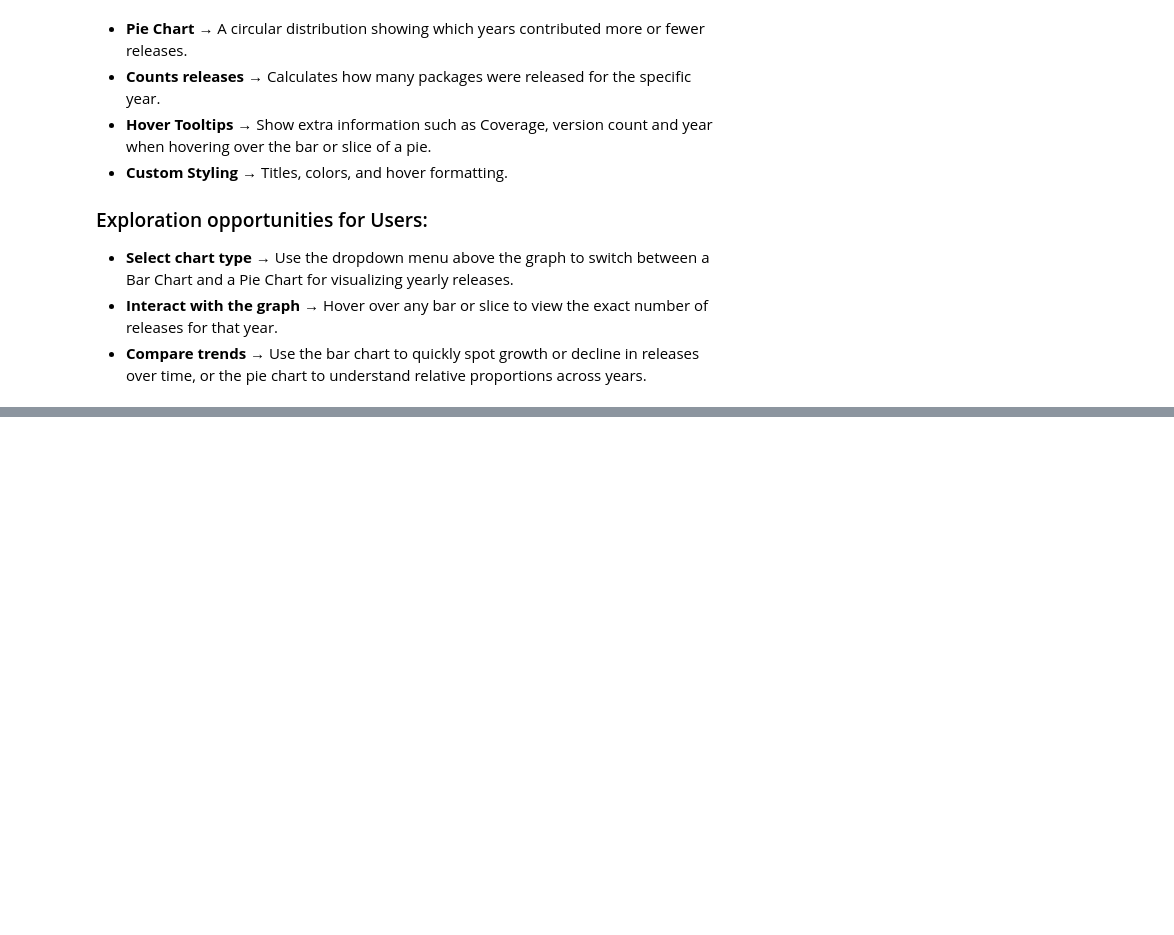
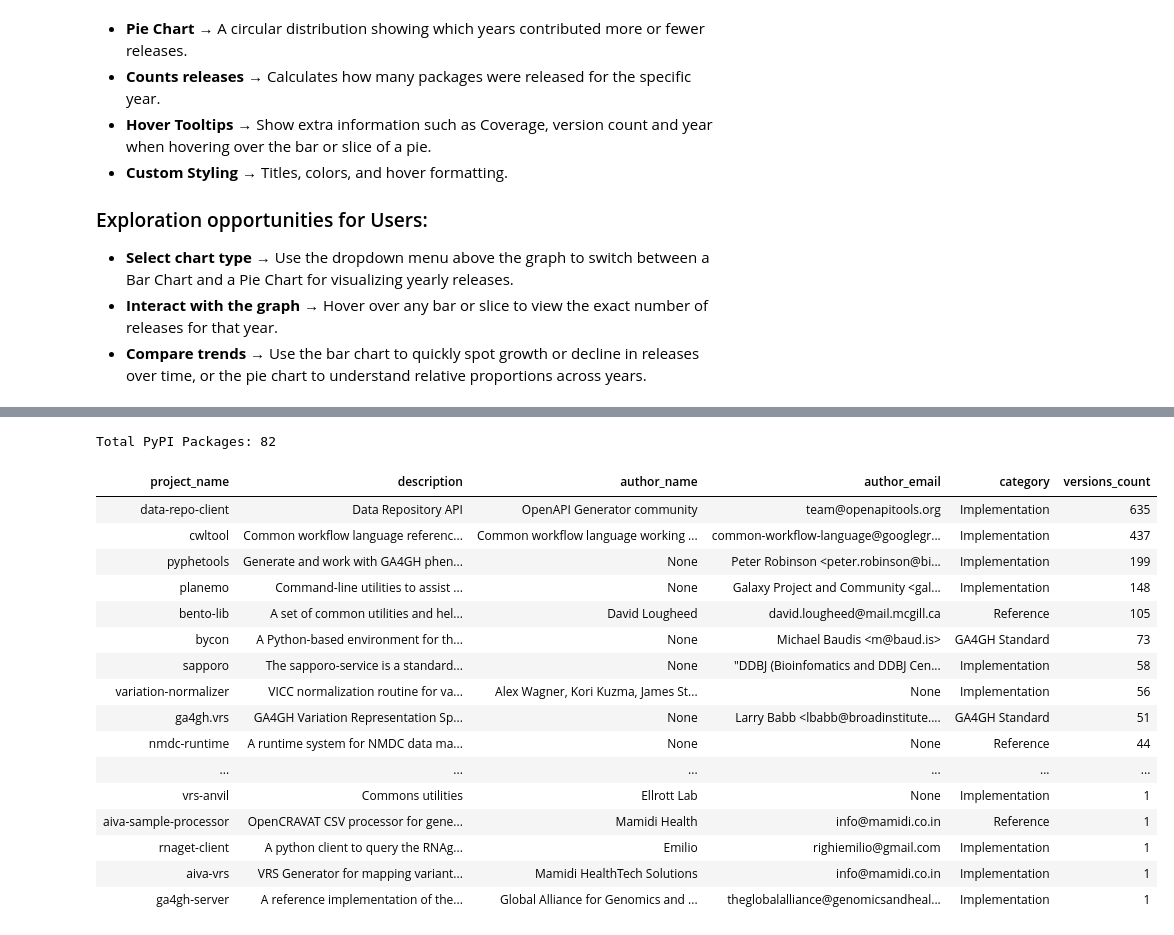
Before and after one commit to ga4gh/analytics-dashboard, a Jupyter notebook: notebooks/analytics_dashboard_pypi.ipynb, the cells around one changed output, grey strips where cells are left out. Drawn from its saved outputs; the diff is of its cells as text; code cells hidden in the pictures; blank space fills up the shorter version.

Commit message:
Dynamic datatable fix.

```diff
--- a/notebooks/analytics_dashboard_pypi.ipynb
+++ b/notebooks/analytics_dashboard_pypi.ipynb
@@ -610,30 +627,37 @@ for pkg in details_data:
 df = pd.DataFrame(rows)
 
 # -----------------------------------------------------
-# 3. Static Table (Replacing Dynamic DataTable)
+# 3. Dynamic DataTable
 # -----------------------------------------------------
-# Since we cannot have an interactive Dash table without app.run,
-# we create a Plotly Table to visualize the data structure.
-fig_table = go.Figure(data=[go.Table(
-    header=dict(
-        values=list(df.columns),
-        fill_color='#34495E',
-        font=dict(color='white', size=12),
-        align='left'
-    ),
-    cells=dict(
-        values=[df[col] for col in df.columns],
-        fill_color='#f9f9f9',
-        align='left',
-        font=dict(color='black', size=11)
-    )
-)])
+from IPython.display import display, HTML
+total_packages = len(df)
 
-fig_table.update_layout(
-    title_text=f"Total PyPI Packages: {total_packages} (Data Preview)",
-    margin=dict(l=20, r=20, t=50, b=20),
-    height=400
-)
+# Convert DataFrame to HTML with DataTables
+html_str = df.to_html(classes="display", table_id="my_table", index=False)
+
+html_template = f"""
+<h3>Total PyPI Packages: {total_packages}</h3>
+{html_str}
+
+<link rel="stylesheet" type="text/css" href="https://cdn.datatables.net/1.13.6/css/jquery.dataTables.css">
+<script type="text/javascript" charset="utf8" src="https://code.jquery.com/jquery-3.7.1.js"></script>
+<script type="text/javascript" charset="utf8" src="https://cdn.datatables.net/1.13.6/js/jquery.dataTables.js"></script>
+<script>
+$(document).ready(function() {{
+    $('#my_table').DataTable({{
+        "pageLength": 10,
+        "lengthMenu": [5, 10, 20, 50],
+        "order": [[0, "asc"]],
+        "searching": true,
+        "info": true,
+        "paging": true
+    }});
+}});
+</script>
+"""
+
+# Display inline in notebook
+display(HTML(html_template))
 
 # -----------------------------------------------------
 # 4. Bar graph (Logic adapted from update_bar)
@@ -680,30 +704,49 @@ fig_bar.update_layout(
 # Count categories
 cat_counts = df["category"].value_counts().reset_index()
 cat_counts.columns = ["category", "count"]
 
 fig_pie = go.Figure(data=[
     go.Pie(
         labels=cat_counts["category"],
         values=cat_counts["count"],
         hole=0.4,
         textinfo="label+percent",
         hoverinfo="label+value+percent"
     )
 ])
 
 fig_pie.update_layout(
     title={
         "text": "Category Distribution",
         "x": 0.5,          # center title
         "xanchor": "center",
         "yanchor": "top",
         "font": {"size": 20, "color": "#2C3E50"}
     },
     plot_bgcolor="#f9f9f9",
     paper_bgcolor="#ffffff"
 )
 
 # Display figures
 fig_table.show()
 fig_bar.show()
 fig_pie.show()
+# %% [output]
+Total PyPI Packages: 82
+| project_name | description | author_name | author_email | category | versions_count |
+| data-repo-client | Data Repository API | OpenAPI Generator community | team@openapitools.org | Implementation | 635 |
+| cwltool | Common workflow language referenc... | Common workflow language working ... | common-workflow-language@googlegr... | Implementation | 437 |
+| pyphetools | Generate and work with GA4GH phen... | None | Peter Robinson <peter.robinson@bi... | Implementation | 199 |
+| planemo | Command-line utilities to assist ... | None | Galaxy Project and Community <gal... | Implementation | 148 |
+| bento-lib | A set of common utilities and hel... | David Lougheed | david.lougheed@mail.mcgill.ca | Reference | 105 |
+| bycon | A Python-based environment for th... | None | Michael Baudis <m@baud.is> | GA4GH Standard | 73 |
+| sapporo | The sapporo-service is a standard... | None | "DDBJ (Bioinfomatics and DDBJ Cen... | Implementation | 58 |
+| variation-normalizer | VICC normalization routine for va... | Alex Wagner, Kori Kuzma, James St... | None | Implementation | 56 |
+| ga4gh.vrs | GA4GH Variation Representation Sp... | None | Larry Babb <lbabb@broadinstitute.... | GA4GH Standard | 51 |
+| nmdc-runtime | A runtime system for NMDC data ma... | None | None | Reference | 44 |
+| ... | ... | ... | ... | ... | ... |
+| vrs-anvil | Commons utilities | Ellrott Lab | None | Implementation | 1 |
+| aiva-sample-processor | OpenCRAVAT CSV processor for gene... | Mamidi Health | info@mamidi.co.in | Reference | 1 |
+| rnaget-client | A python client to query the RNAg... | Emilio | righiemilio@gmail.com | Implementation | 1 |
+| aiva-vrs | VRS Generator for mapping variant... | Mamidi HealthTech Solutions | info@mamidi.co.in | Implementation | 1 |
+| ga4gh-server | A reference implementation of the... | Global Alliance for Genomics and ... | theglobalalliance@genomicsandheal... | Implementation | 1 |
```
Also changed, not shown: parts of 6 cells of this notebook.
